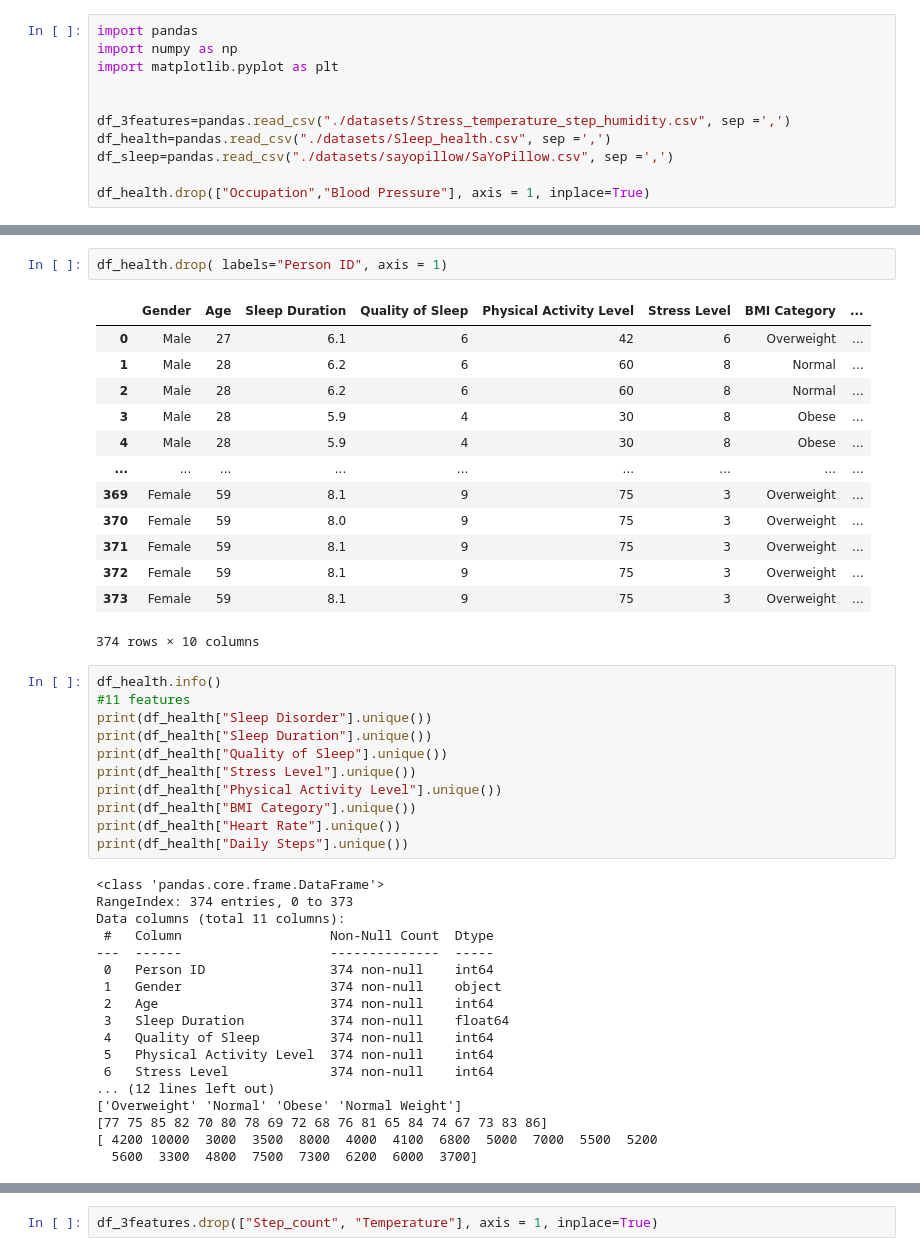
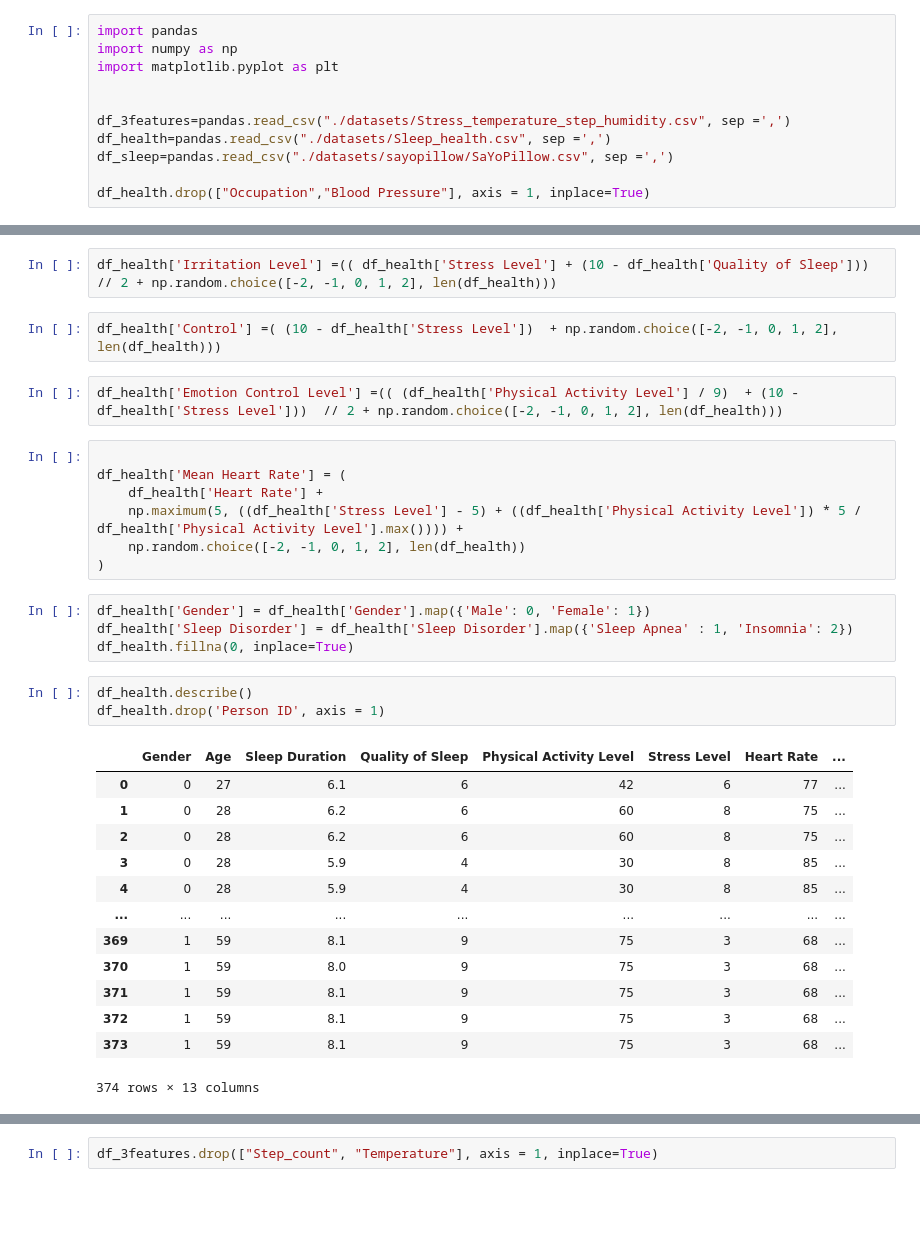
Before and after one commit to ydepledt/pie_project, a Jupyter notebook: pie_ml.ipynb, the cells around one changed output, grey strips where cells are left out. Drawn from its saved outputs; the diff is of its cells as text; blank space fills up the shorter version.

```diff
--- a/pie_ml.ipynb
+++ b/pie_ml.ipynb
@@ -14,45 +74,34 @@ df_health.drop(["Occupation","Blood Pressure"], axis = 1, inplace=True)
+# %%
+df_health['Irritation Level'] =(( df_health['Stress Level'] + (10 - df_health['Quality of Sleep']))  // 2 + np.random.choice([-2, -1, 0, 1, 2], len(df_health)))
+# %%
+df_health['Control'] =( (10 - df_health['Stress Level'])  + np.random.choice([-2, -1, 0, 1, 2], len(df_health)))
+# %%
+df_health['Emotion Control Level'] =(( (df_health['Physical Activity Level'] / 9)  + (10 - df_health['Stress Level']))  // 2 + np.random.choice([-2, -1, 0, 1, 2], len(df_health)))
+# %%
+
+df_health['Mean Heart Rate'] = (
+    df_health['Heart Rate'] +
+    np.maximum(5, ((df_health['Stress Level'] - 5) + ((df_health['Physical Activity Level']) * 5 / df_health['Physical Activity Level'].max()))) +
+    np.random.choice([-2, -1, 0, 1, 2], len(df_health))
+)
+# %%
+df_health['Gender'] = df_health['Gender'].map({'Male': 0, 'Female': 1})
+df_health['Sleep Disorder'] = df_health['Sleep Disorder'].map({'Sleep Apnea' : 1, 'Insomnia': 2})
+df_health.fillna(0, inplace=True)
 # %%
-df_health.drop( labels="Person ID", axis = 1)
+df_health.describe()
+df_health.drop('Person ID', axis = 1)
 # %% [output]
-|  | Gender | Age | Sleep Duration | Quality of Sleep | Physical Activity Level | Stress Level | BMI Category | ... |
-| 0 | Male | 27 | 6.1 | 6 | 42 | 6 | Overweight | ... |
-| 1 | Male | 28 | 6.2 | 6 | 60 | 8 | Normal | ... |
-| 2 | Male | 28 | 6.2 | 6 | 60 | 8 | Normal | ... |
-| 3 | Male | 28 | 5.9 | 4 | 30 | 8 | Obese | ... |
-| 4 | Male | 28 | 5.9 | 4 | 30 | 8 | Obese | ... |
+|  | Gender | Age | Sleep Duration | Quality of Sleep | Physical Activity Level | Stress Level | Heart Rate | ... |
+| 0 | 0 | 27 | 6.1 | 6 | 42 | 6 | 77 | ... |
+| 1 | 0 | 28 | 6.2 | 6 | 60 | 8 | 75 | ... |
+| 2 | 0 | 28 | 6.2 | 6 | 60 | 8 | 75 | ... |
+| 3 | 0 | 28 | 5.9 | 4 | 30 | 8 | 85 | ... |
+| 4 | 0 | 28 | 5.9 | 4 | 30 | 8 | 85 | ... |
 | ... | ... | ... | ... | ... | ... | ... | ... | ... |
-| 369 | Female | 59 | 8.1 | 9 | 75 | 3 | Overweight | ... |
-| 370 | Female | 59 | 8.0 | 9 | 75 | 3 | Overweight | ... |
-| 371 | Female | 59 | 8.1 | 9 | 75 | 3 | Overweight | ... |
-| 372 | Female | 59 | 8.1 | 9 | 75 | 3 | Overweight | ... |
-| 373 | Female | 59 | 8.1 | 9 | 75 | 3 | Overweight | ... |
+| 369 | 1 | 59 | 8.1 | 9 | 75 | 3 | 68 | ... |
+| 370 | 1 | 59 | 8.0 | 9 | 75 | 3 | 68 | ... |
+| 371 | 1 | 59 | 8.1 | 9 | 75 | 3 | 68 | ... |
+| 372 | 1 | 59 | 8.1 | 9 | 75 | 3 | 68 | ... |
+| 373 | 1 | 59 | 8.1 | 9 | 75 | 3 | 68 | ... |
-374 rows × 10 columns
+374 rows × 13 columns
-# %%
-df_health.info()
-#11 features
-print(df_health["Sleep Disorder"].unique())
-print(df_health["Sleep Duration"].unique())
-print(df_health["Quality of Sleep"].unique())
-print(df_health["Stress Level"].unique())
-print(df_health["Physical Activity Level"].unique())
-print(df_health["BMI Category"].unique())
-print(df_health["Heart Rate"].unique())
-print(df_health["Daily Steps"].unique())
-# %% [output]
-<class 'pandas.core.frame.DataFrame'>
-RangeIndex: 374 entries, 0 to 373
-Data columns (total 11 columns):
- #   Column                   Non-Null Count  Dtype
----  ------                   --------------  -----
- 0   Person ID                374 non-null    int64
- 1   Gender                   374 non-null    object
- 2   Age                      374 non-null    int64
- 3   Sleep Duration           374 non-null    float64
- 4   Quality of Sleep         374 non-null    int64
- 5   Physical Activity Level  374 non-null    int64
- 6   Stress Level             374 non-null    int64
-... (12 lines left out)
-['Overweight' 'Normal' 'Obese' 'Normal Weight']
-[77 75 85 82 70 80 78 69 72 68 76 81 65 84 74 67 73 83 86]
-[ 4200 10000  3000  3500  8000  4000  4100  6800  5000  7000  5500  5200
-  5600  3300  4800  7500  7300  6200  6000  3700]
```
Also changed, not shown: parts of 9 cells of this notebook.
